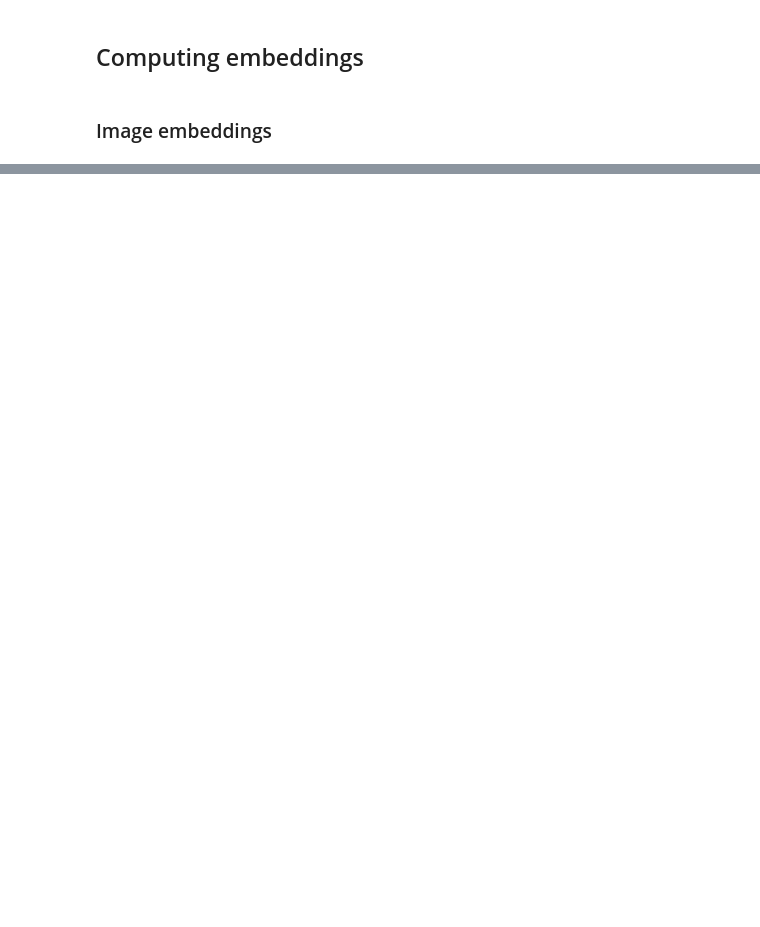
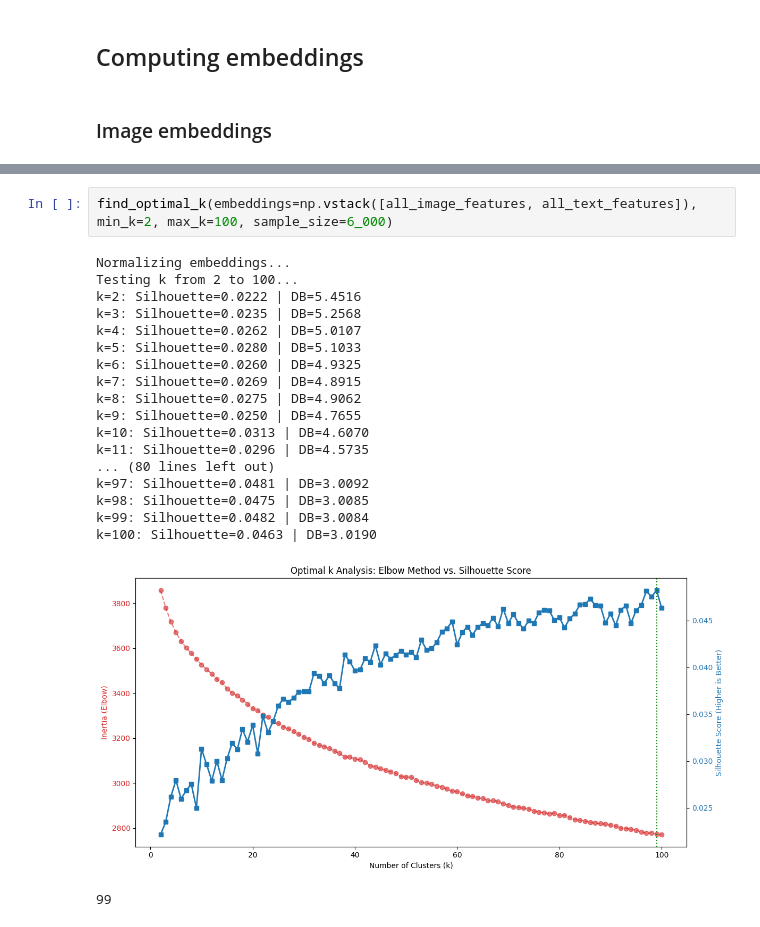
Before and after one commit to minhnguyent546/ViCLIP-OT, a Jupyter notebook: notebooks/visualize_embeddings.ipynb, the cells around one changed output, grey strips where cells are left out. Cells and saved outputs as stored; diff of their text form; blank space fills up the shorter version.

```diff
--- a/notebooks/visualize_embeddings.ipynb
+++ b/notebooks/visualize_embeddings.ipynb
@@ -154,2 +247,24 @@ all_text_features.shape = torch.Size([2001, 768])
+# %%
+find_optimal_k(embeddings=np.vstack([all_image_features, all_text_features]), min_k=2, max_k=100, sample_size=6_000)
+# %% [output]
+Normalizing embeddings...
+Testing k from 2 to 100...
+k=2: Silhouette=0.0222 | DB=5.4516
+k=3: Silhouette=0.0235 | DB=5.2568
+k=4: Silhouette=0.0262 | DB=5.0107
+k=5: Silhouette=0.0280 | DB=5.1033
+k=6: Silhouette=0.0260 | DB=4.9325
+k=7: Silhouette=0.0269 | DB=4.8915
+k=8: Silhouette=0.0275 | DB=4.9062
+k=9: Silhouette=0.0250 | DB=4.7655
+k=10: Silhouette=0.0313 | DB=4.6070
+k=11: Silhouette=0.0296 | DB=4.5735
+... (80 lines left out)
+k=97: Silhouette=0.0481 | DB=3.0092
+k=98: Silhouette=0.0475 | DB=3.0085
+k=99: Silhouette=0.0482 | DB=3.0084
+k=100: Silhouette=0.0463 | DB=3.0190
+[figure, added]
+99
 # %%
 def visualize_embeddings(
```
Also changed, not shown: parts of 17 cells of this notebook.
